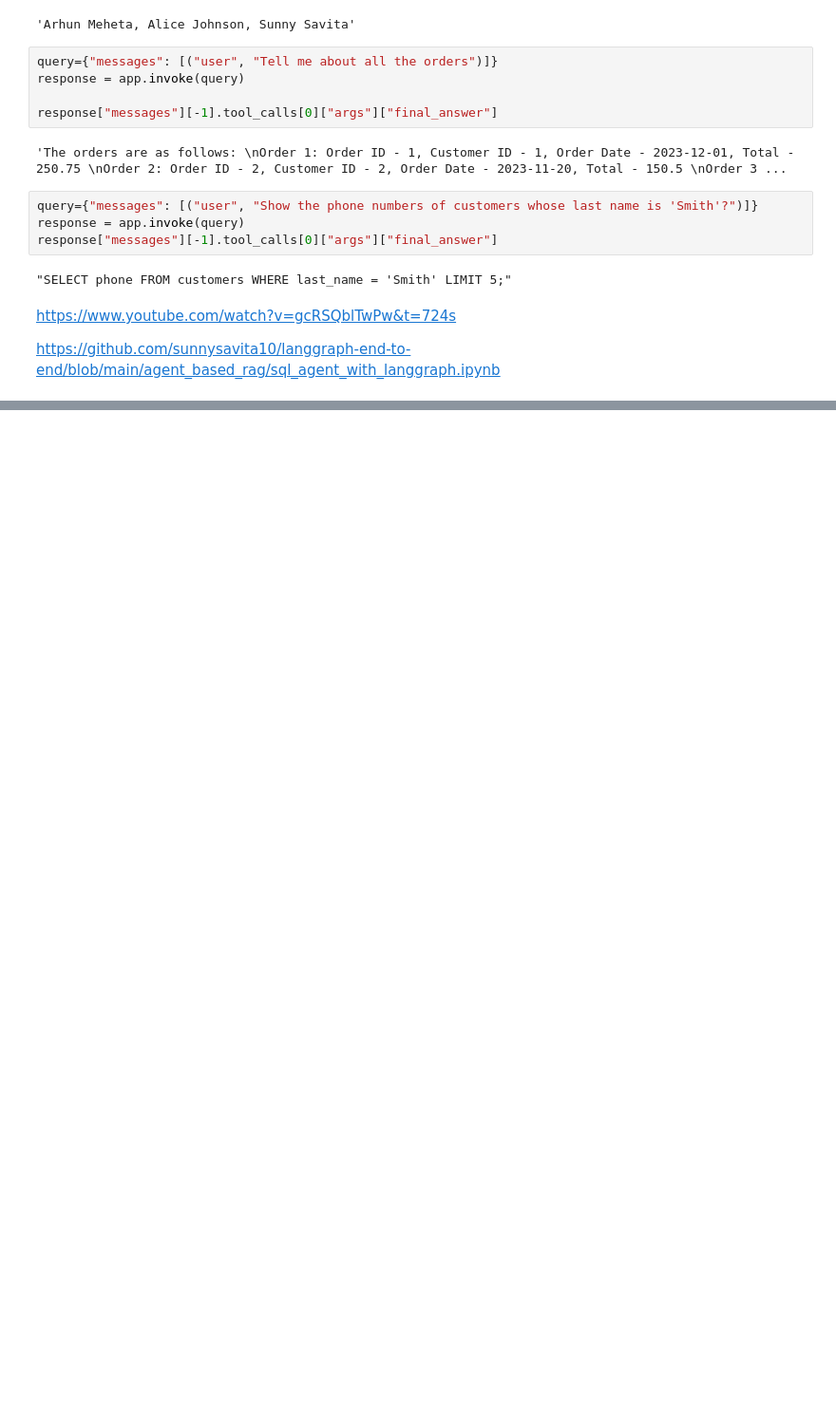
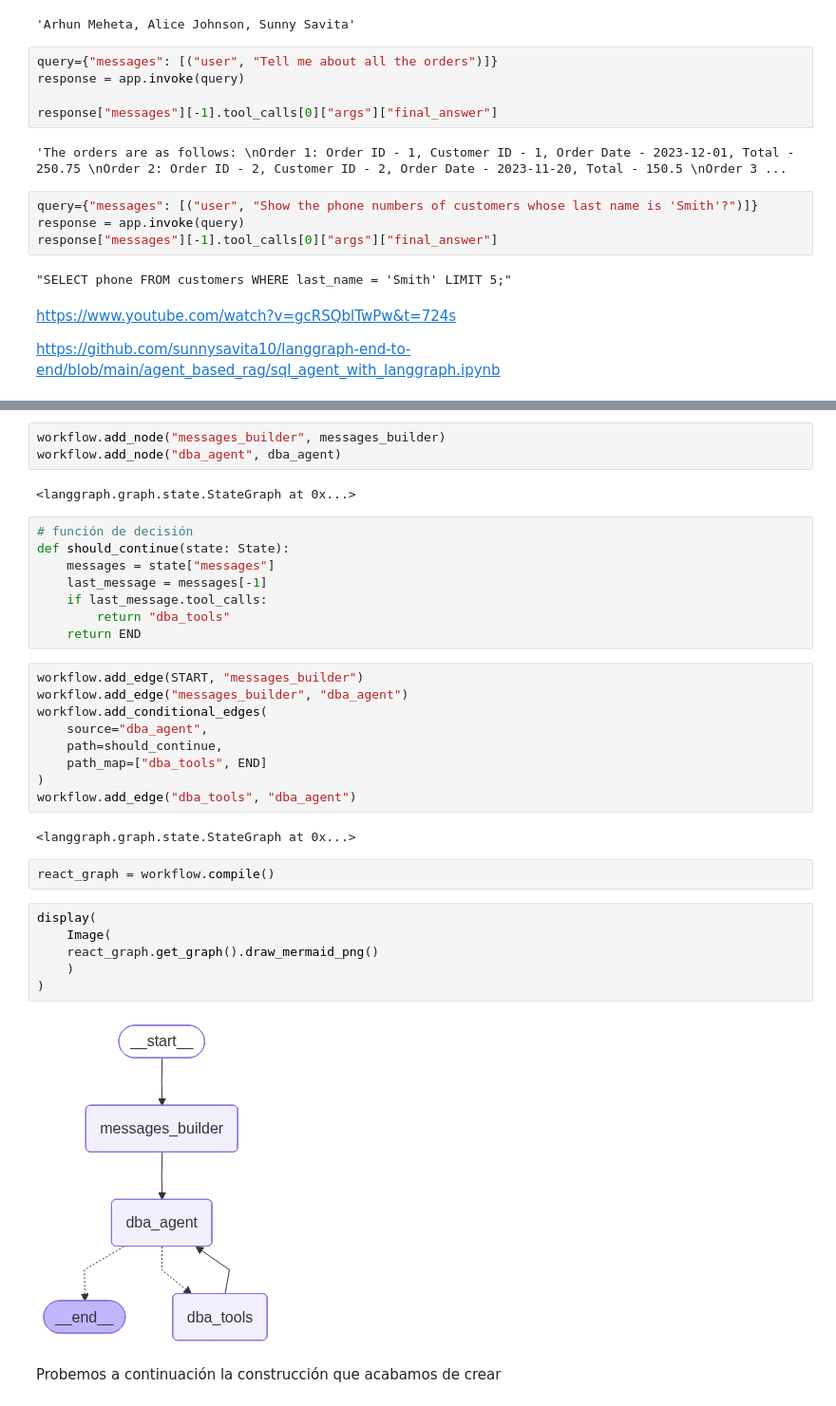
Before and after one commit to bigdatafran/LangChainTutorial, a Jupyter notebook: _sources/jupyters/langgraph/base_datos.ipynb, the cells around one changed output, grey strips where cells are left out. Shown at 95% size. Drawn from its saved outputs; the diff is of its cells as text; blank space fills up the shorter version.

```diff
--- a/_sources/jupyters/langgraph/base_datos.ipynb
+++ b/_sources/jupyters/langgraph/base_datos.ipynb
@@ -596,0 +886,36 @@ Para entender este apartado, no es necesario que el lector conozca al detalle el
+# %%
+workflow.add_node("messages_builder", messages_builder)
+workflow.add_node("dba_agent", dba_agent)
+# %% [output]
+<langgraph.graph.state.StateGraph at 0x...>
+# %%
+# función de decisión
+def should_continue(state: State):
+    messages = state["messages"]
+    last_message = messages[-1]
+    if last_message.tool_calls:
+        return "dba_tools"
+    return END
+# %%
+workflow.add_edge(START, "messages_builder")
+workflow.add_edge("messages_builder", "dba_agent")
+workflow.add_conditional_edges(
+    source="dba_agent",
+    path=should_continue,
+    path_map=["dba_tools", END]
+)
+workflow.add_edge("dba_tools", "dba_agent")
+# %% [output]
+<langgraph.graph.state.StateGraph at 0x...>
+# %%
+react_graph = workflow.compile()
+# %%
+display(
+    Image(
+    react_graph.get_graph().draw_mermaid_png()
+    )
+)
+# %% [output]
+[figure, added]
+# %% [markdown]
+Probemos a continuación la construcción que acabamos de crear
```
Also changed, not shown: parts of 35 cells of this notebook, 7 other files.
